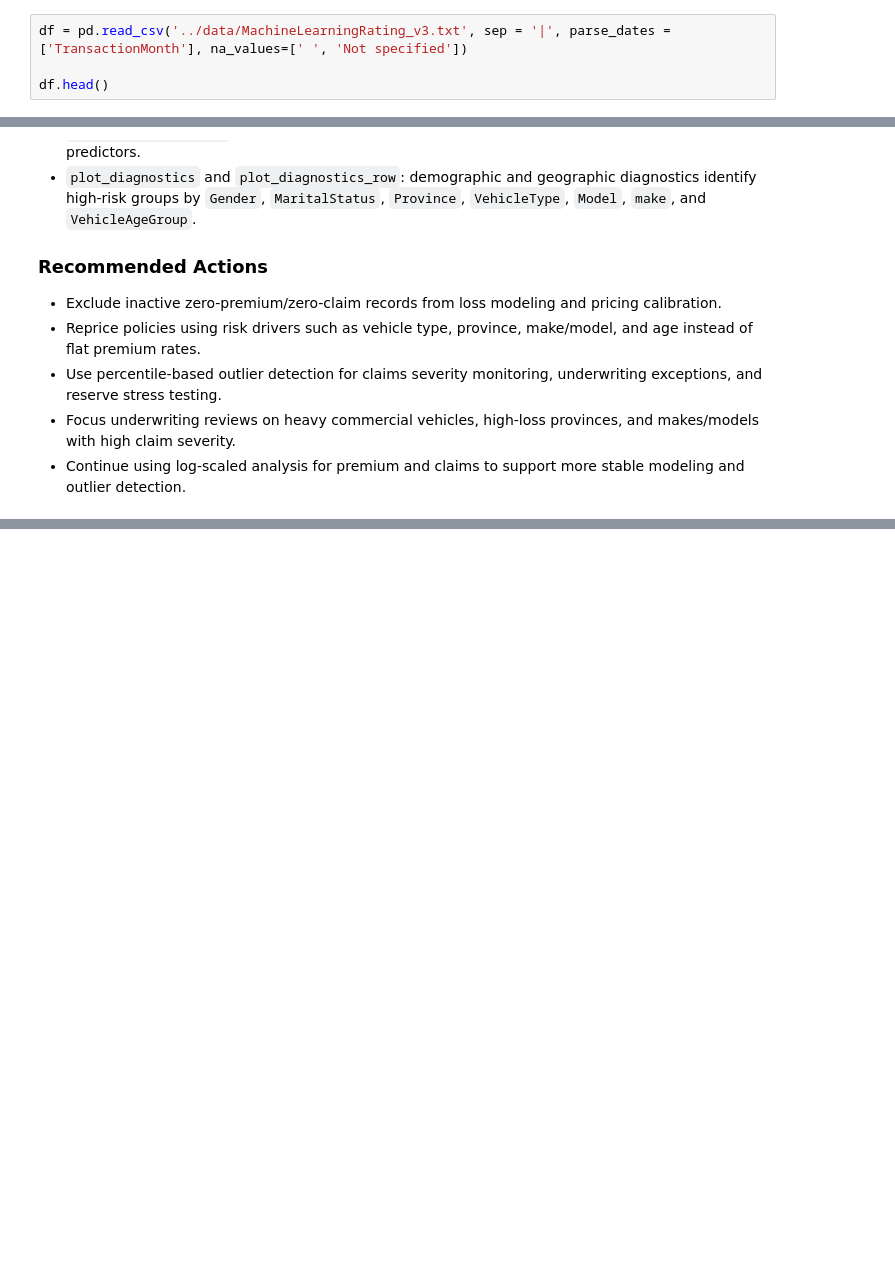
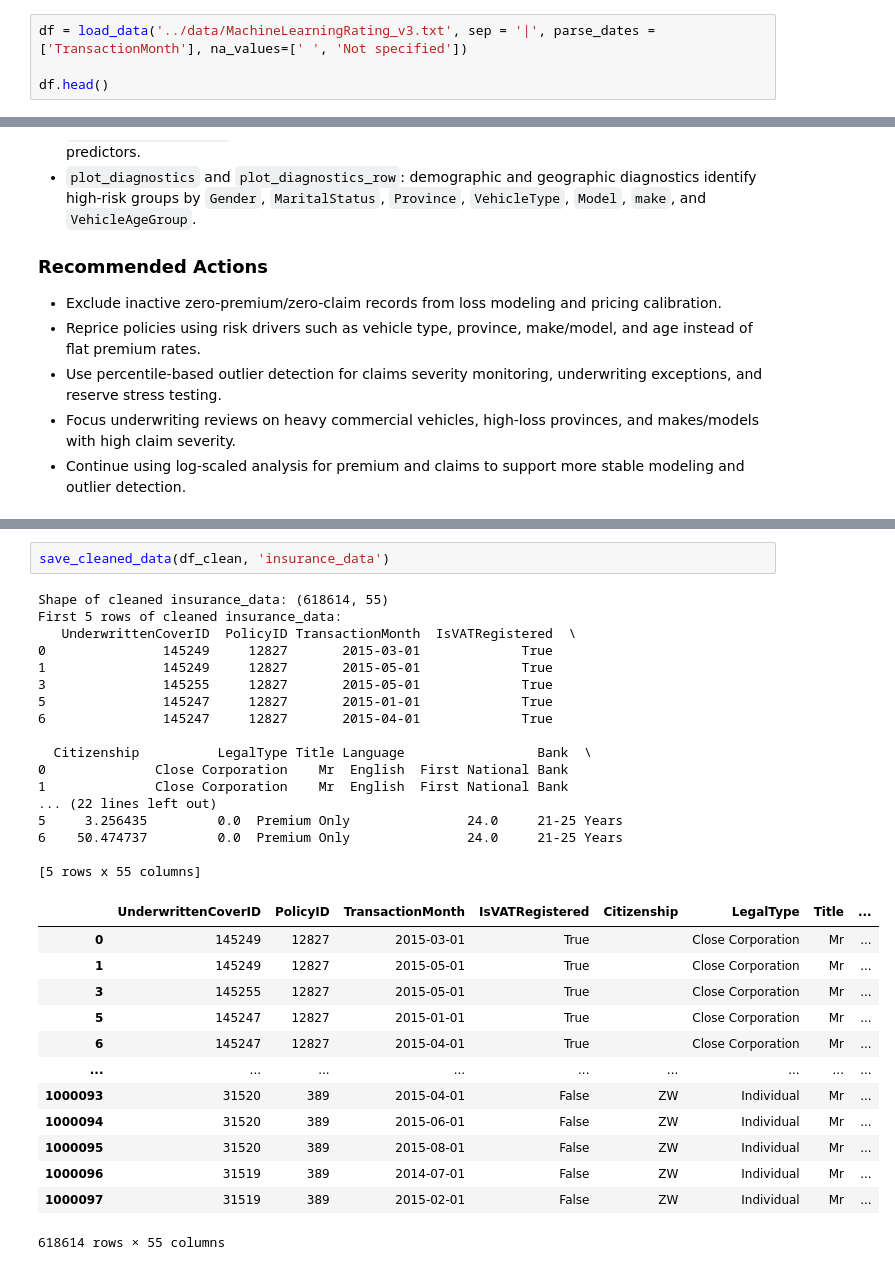
Before and after one commit to Rakeb-sys/insurance-risk-analytics, a Jupyter notebook: notebooks/insurance_risk_analytics_eda.ipynb, the cells around one changed output, grey strips where cells are left out. Drawn from its saved outputs; the diff is of its cells as text; blank space fills up the shorter version.

Commit message:
feat(update): fix data uploader

```diff
--- a/notebooks/insurance_risk_analytics_eda.ipynb
+++ b/notebooks/insurance_risk_analytics_eda.ipynb
@@ -29,7 +30,7 @@ from src.plots import plot_summarization, plot_policy_distribution, plot_log_sum
 # %% [markdown]
 ## Read the Insurance dataset
 # %%
-df = pd.read_csv('../data/MachineLearningRating_v3.txt', sep = '|', parse_dates = ['TransactionMonth'], na_values=[' ', 'Not specified'])
+df = load_data('../data/MachineLearningRating_v3.txt', sep = '|', parse_dates = ['TransactionMonth'], na_values=[' ', 'Not specified'])
 
 df.head()
 # %% [output]
@@ -1244,0 +1258,33 @@ plot_box_percentile_outliers(df_clean)
+# %%
+save_cleaned_data(df_clean, 'insurance_data')
+# %% [output]
+Shape of cleaned insurance_data: (618614, 55)
+First 5 rows of cleaned insurance_data:
+   UnderwrittenCoverID  PolicyID TransactionMonth  IsVATRegistered  \
+0               145249     12827       2015-03-01             True
+1               145249     12827       2015-05-01             True
+3               145255     12827       2015-05-01             True
+5               145247     12827       2015-01-01             True
+6               145247     12827       2015-04-01             True
+
+  Citizenship          LegalType Title Language                 Bank  \
+0              Close Corporation    Mr  English  First National Bank
+1              Close Corporation    Mr  English  First National Bank
+... (22 lines left out)
+5     3.256435         0.0  Premium Only               24.0     21-25 Years
+6    50.474737         0.0  Premium Only               24.0     21-25 Years
+
+[5 rows x 55 columns]
+|  | UnderwrittenCoverID | PolicyID | TransactionMonth | IsVATRegistered | Citizenship | LegalType | Title | ... |
+| 0 | 145249 | 12827 | 2015-03-01 | True |  | Close Corporation | Mr | ... |
+| 1 | 145249 | 12827 | 2015-05-01 | True |  | Close Corporation | Mr | ... |
+| 3 | 145255 | 12827 | 2015-05-01 | True |  | Close Corporation | Mr | ... |
+| 5 | 145247 | 12827 | 2015-01-01 | True |  | Close Corporation | Mr | ... |
+| 6 | 145247 | 12827 | 2015-04-01 | True |  | Close Corporation | Mr | ... |
+| ... | ... | ... | ... | ... | ... | ... | ... | ... |
+| 1000093 | 31520 | 389 | 2015-04-01 | False | ZW | Individual | Mr | ... |
+| 1000094 | 31520 | 389 | 2015-06-01 | False | ZW | Individual | Mr | ... |
+| 1000095 | 31520 | 389 | 2015-08-01 | False | ZW | Individual | Mr | ... |
+| 1000096 | 31519 | 389 | 2014-07-01 | False | ZW | Individual | Mr | ... |
+| 1000097 | 31519 | 389 | 2015-02-01 | False | ZW | Individual | Mr | ... |
+618614 rows × 55 columns
```
Also changed, not shown: parts of 3 cells of this notebook, 2 other files.
